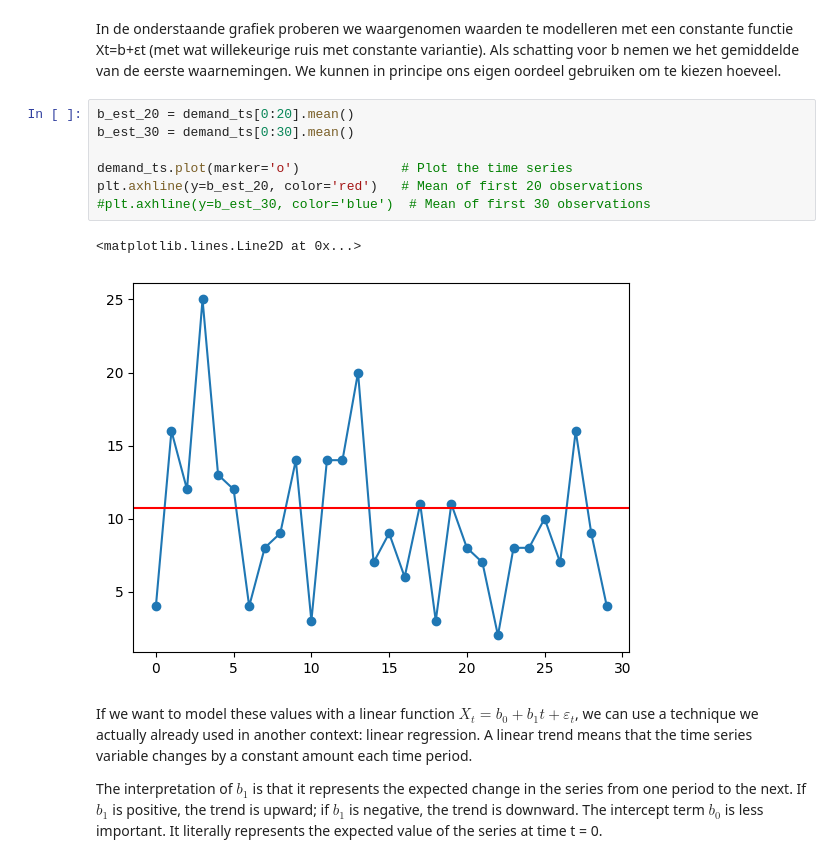
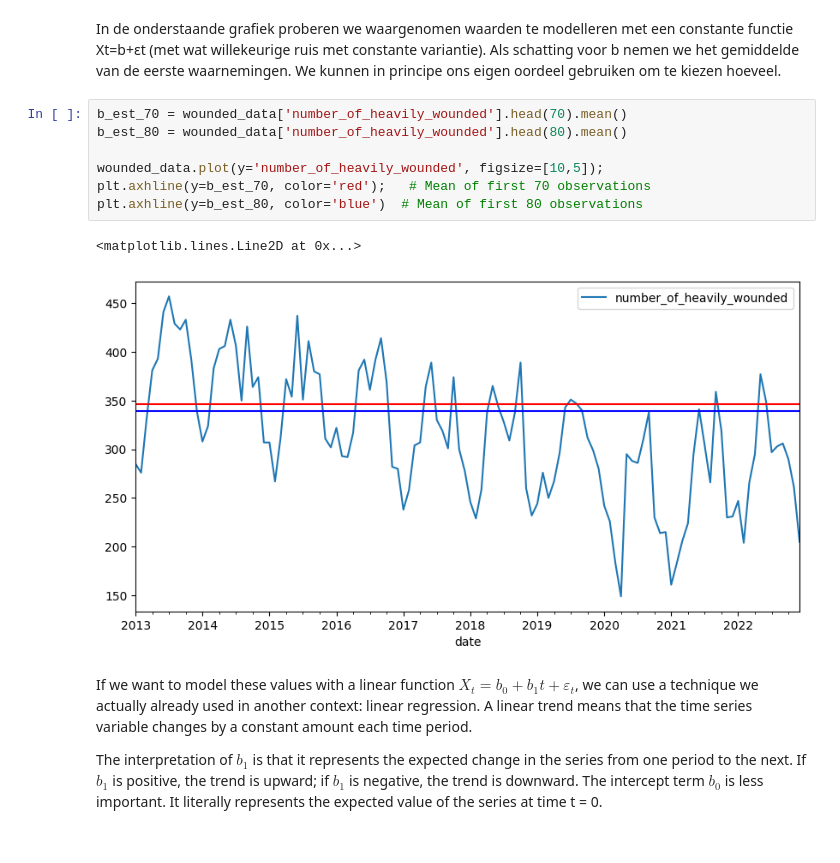
Before and after one commit to Vincent-Gielen/dsai-ex, a Jupyter notebook: Cheatsheet.ipynb, the cells around one changed output. Saved outputs shown, nothing was run; the diff lists cells and outputs as text.

```diff
--- a/Cheatsheet.ipynb
+++ b/Cheatsheet.ipynb
@@ -1730,15 +1804,15 @@ demand_ts.plot( y='data', figsize=[10,5]);
 # %% [markdown]
 In de onderstaande grafiek proberen we waargenomen waarden te modelleren met een constante functie Xt=b+εt (met wat willekeurige ruis met constante variantie). Als schatting voor b nemen we het gemiddelde van de eerste waarnemingen. We kunnen in principe ons eigen oordeel gebruiken om te kiezen hoeveel.
 # %%
-b_est_20 = demand_ts[0:20].mean()
-b_est_30 = demand_ts[0:30].mean()
+b_est_70 = wounded_data['number_of_heavily_wounded'].head(70).mean()
+b_est_80 = wounded_data['number_of_heavily_wounded'].head(80).mean()
 
-demand_ts.plot(marker='o')             # Plot the time series
-plt.axhline(y=b_est_20, color='red')   # Mean of first 20 observations
-#plt.axhline(y=b_est_30, color='blue')  # Mean of first 30 observations
+wounded_data.plot(y='number_of_heavily_wounded', figsize=[10,5]);
+plt.axhline(y=b_est_70, color='red');   # Mean of first 70 observations
+plt.axhline(y=b_est_80, color='blue')  # Mean of first 80 observations
 # %% [output]
 <matplotlib.lines.Line2D at 0x...>
-[figure, old version]
+[figure, new version]
 # %% [markdown]
 If we want to model these values with a linear function $X_t = b_0 + b_1 t + \varepsilon_t$, we can use a technique we actually already used in another context: linear regression. A linear trend means that the time series variable changes by a constant amount each time
 period.
```
Also changed, not shown: parts of 51 cells of this notebook.
